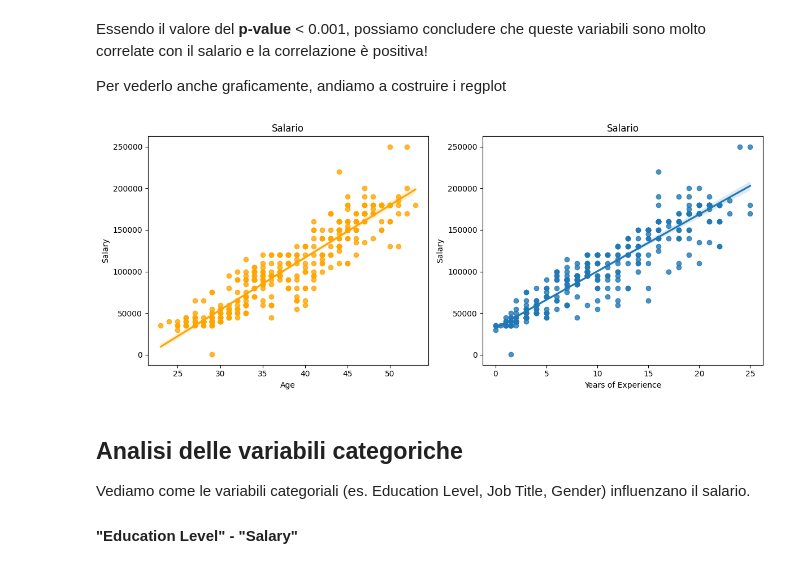
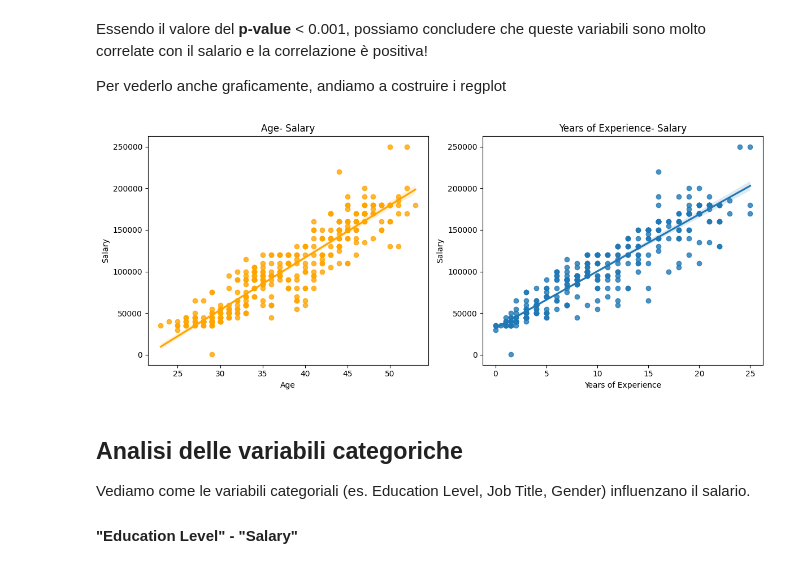
Before and after one commit to umbertogallo01/salary-prediction-analysis, a Jupyter notebook: notebooks/main.ipynb, the cells around one changed output. Drawn from its saved outputs; the diff is of its cells as text; code cells hidden in the pictures.

```diff
--- a/notebooks/main.ipynb
+++ b/notebooks/main.ipynb
@@ -167,16 +167,16 @@ Per vederlo anche graficamente, andiamo a costruire i regplot
 # %%
 fig, ax = plt.subplots(1,2,figsize=(12, 5))
 
 sns.regplot(data=df, x="Age", y="Salary", ax=ax[0], color="orange")
-ax[0].set_title("Salario")
+ax[0].set_title("Age- Salary")
 
 sns.regplot(data=df, x="Years of Experience", y="Salary", ax=ax[1])
-ax[1].set_title("Salario")
+ax[1].set_title("Years of Experience- Salary")
 
 plt.tight_layout()
 plt.show()
 # %% [output]
-[figure, old version]
+[figure, new version]
 # %% [markdown]
 ## Analisi delle variabili categoriche
 Vediamo come le variabili categoriali (es. Education Level, Job Title, Gender) influenzano il salario.
```
Also changed, not shown: parts of 1 cell of this notebook.
